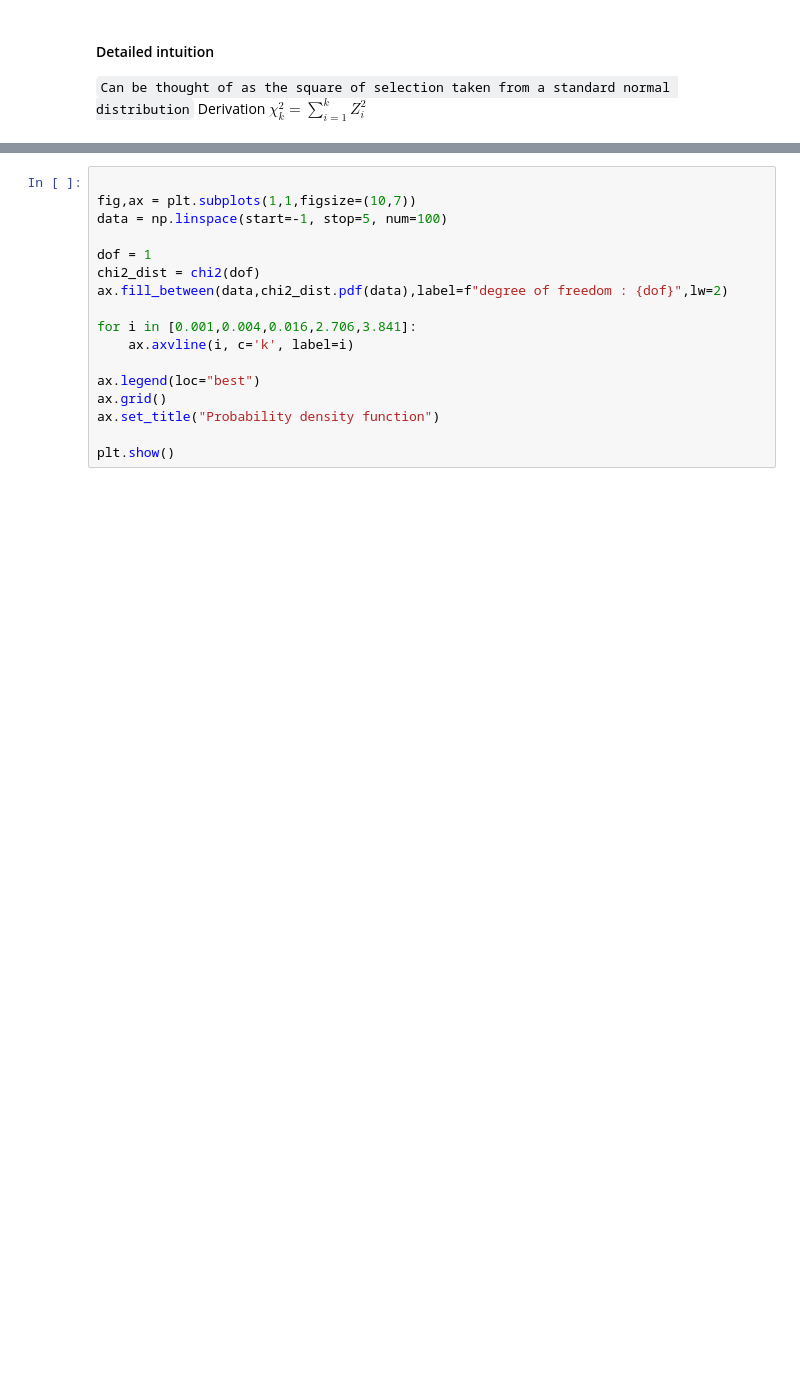
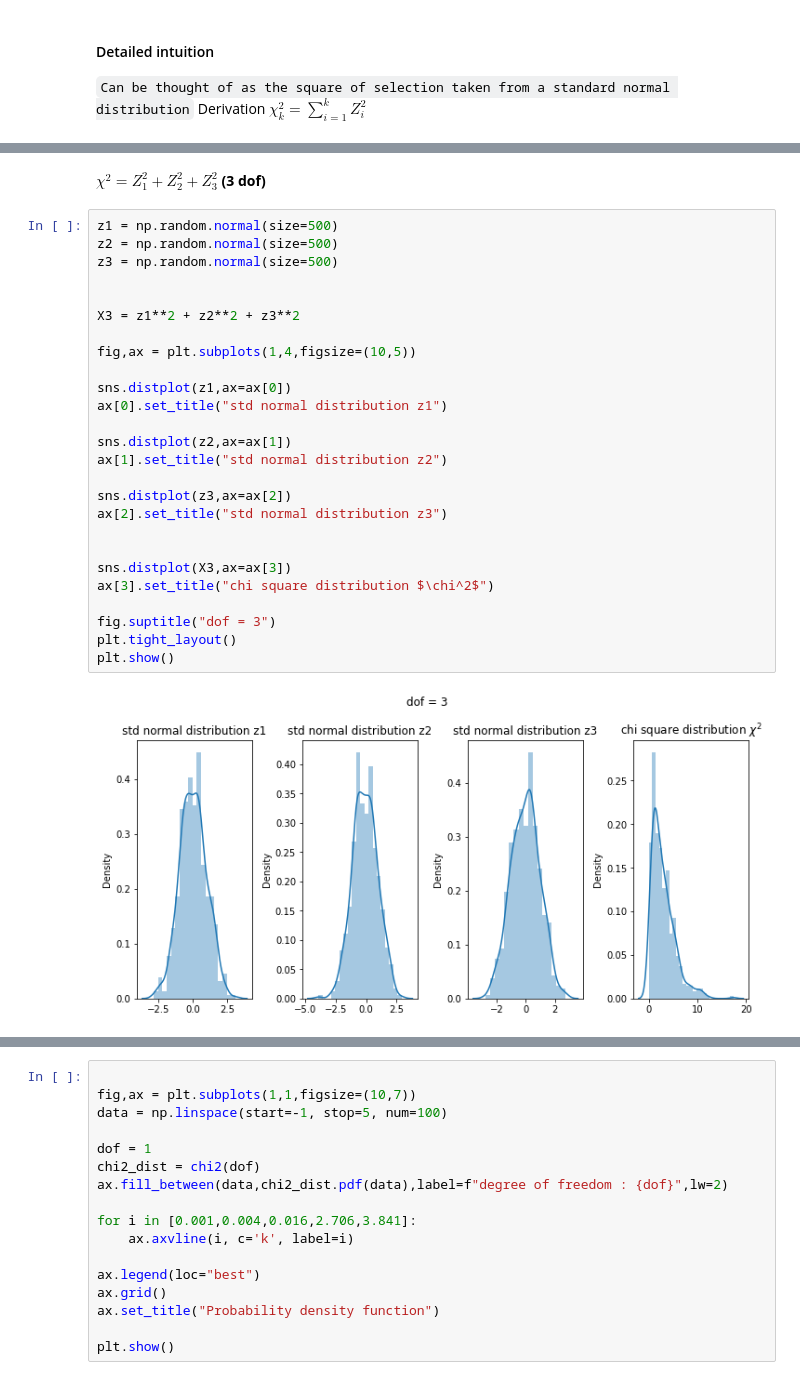
Before and after one commit to NishantBaheti/MachineLearningExploration, a Jupyter notebook: PracticalStatistics/Distributions.ipynb, the cells around one changed output, grey strips where cells are left out. Saved outputs shown, nothing was run; the diff lists cells and outputs as text; blank space fills up the shorter version.

```diff
--- a/PracticalStatistics/Distributions.ipynb
+++ b/PracticalStatistics/Distributions.ipynb
@@ -516,0 +565,30 @@ Derivation $\chi_k^2 = \sum_{i=1}^k Z_i^2$
+# %% [markdown]
+**$\chi^2 = Z_1^2 + Z_2^2 + Z_3^2$ (3 dof)**
+# %%
+z1 = np.random.normal(size=500)
+z2 = np.random.normal(size=500)
+z3 = np.random.normal(size=500)
+
+
+X3 = z1**2 + z2**2 + z3**2
+
+fig,ax = plt.subplots(1,4,figsize=(10,5))
+
+sns.distplot(z1,ax=ax[0])
+ax[0].set_title("std normal distribution z1")
+
+sns.distplot(z2,ax=ax[1])
+ax[1].set_title("std normal distribution z2")
+
+sns.distplot(z3,ax=ax[2])
+ax[2].set_title("std normal distribution z3")
+
+
+sns.distplot(X3,ax=ax[3])
+ax[3].set_title("chi square distribution $\chi^2$")
+
+fig.suptitle("dof = 3")
+plt.tight_layout()
+plt.show()
+# %% [output]
+[figure, added]
```
Also changed, not shown: parts of 14 cells of this notebook.
